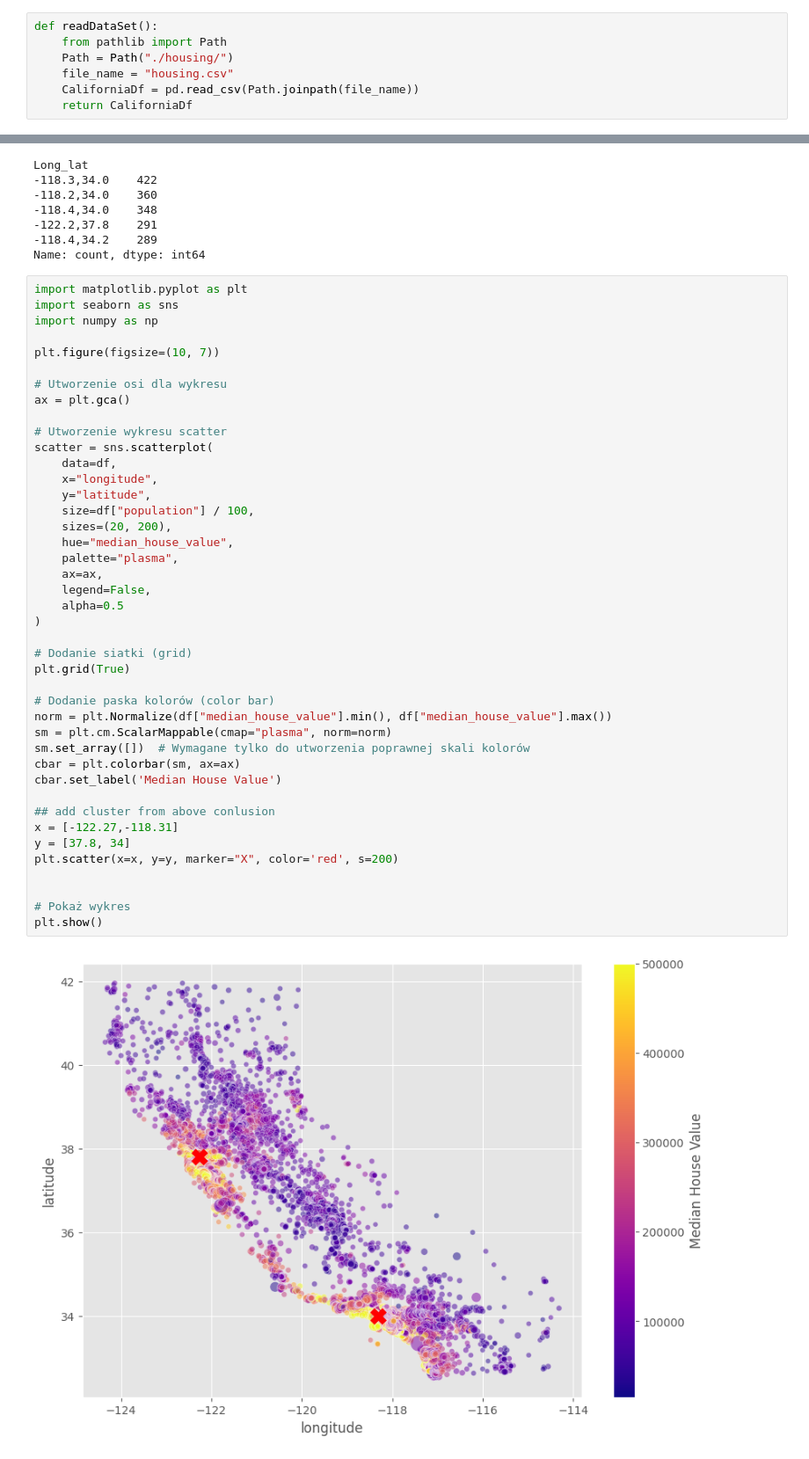
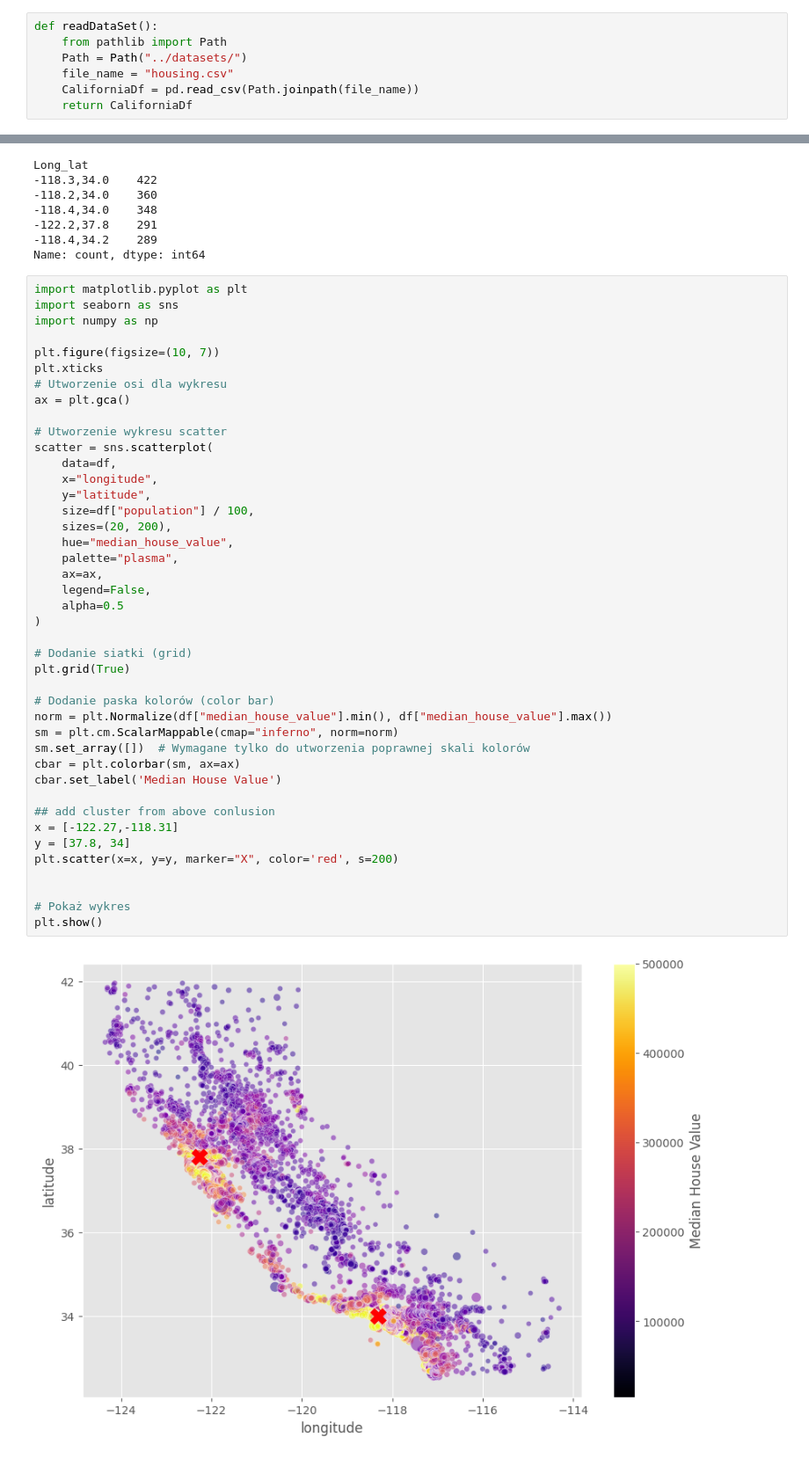
Before and after one commit to Moraw1993/Programowanie-SI, a Jupyter notebook: 5. Sklearn/Classification/HousePrediction.ipynb, the cells around one changed output, grey strips where cells are left out. Shown at 88% size. Saved outputs shown, nothing was run; the diff lists cells and outputs as text.

```diff
--- a/5. Sklearn/Classification/HousePrediction.ipynb
+++ b/5. Sklearn/Classification/HousePrediction.ipynb
@@ -66,7 +67,7 @@ import eli5
 # %%
 def readDataSet():
     from pathlib import Path
-    Path = Path("./housing/")
+    Path = Path("../datasets/")
     file_name = "housing.csv"
     CaliforniaDf = pd.read_csv(Path.joinpath(file_name))
     return CaliforniaDf
@@ -316,7 +317,7 @@ import seaborn as sns
 import numpy as np
 
 plt.figure(figsize=(10, 7))
-
+plt.xticks
 # Utworzenie osi dla wykresu
 ax = plt.gca()
 
@@ -325,32 +326,32 @@ scatter = sns.scatterplot(
     data=df,
     x="longitude",
     y="latitude",
     size=df["population"] / 100,
     sizes=(20, 200),
     hue="median_house_value",
     palette="plasma",
     ax=ax,
     legend=False,
     alpha=0.5
 )
 
 # Dodanie siatki (grid)
 plt.grid(True)
 
 # Dodanie paska kolorów (color bar)
 norm = plt.Normalize(df["median_house_value"].min(), df["median_house_value"].max())
-sm = plt.cm.ScalarMappable(cmap="plasma", norm=norm)
+sm = plt.cm.ScalarMappable(cmap="inferno", norm=norm)
 sm.set_array([])  # Wymagane tylko do utworzenia poprawnej skali kolorów
 cbar = plt.colorbar(sm, ax=ax)
 cbar.set_label('Median House Value')
 
 ## add cluster from above conlusion
 x = [-122.27,-118.31]
 y = [37.8, 34]
 plt.scatter(x=x, y=y, marker="X", color='red', s=200)
 
 
 # Pokaż wykres
 plt.show()
 # %% [output]
-[figure, old version]
+[figure, new version]
```
Also changed, not shown: parts of 24 cells of this notebook, 1 other file.
